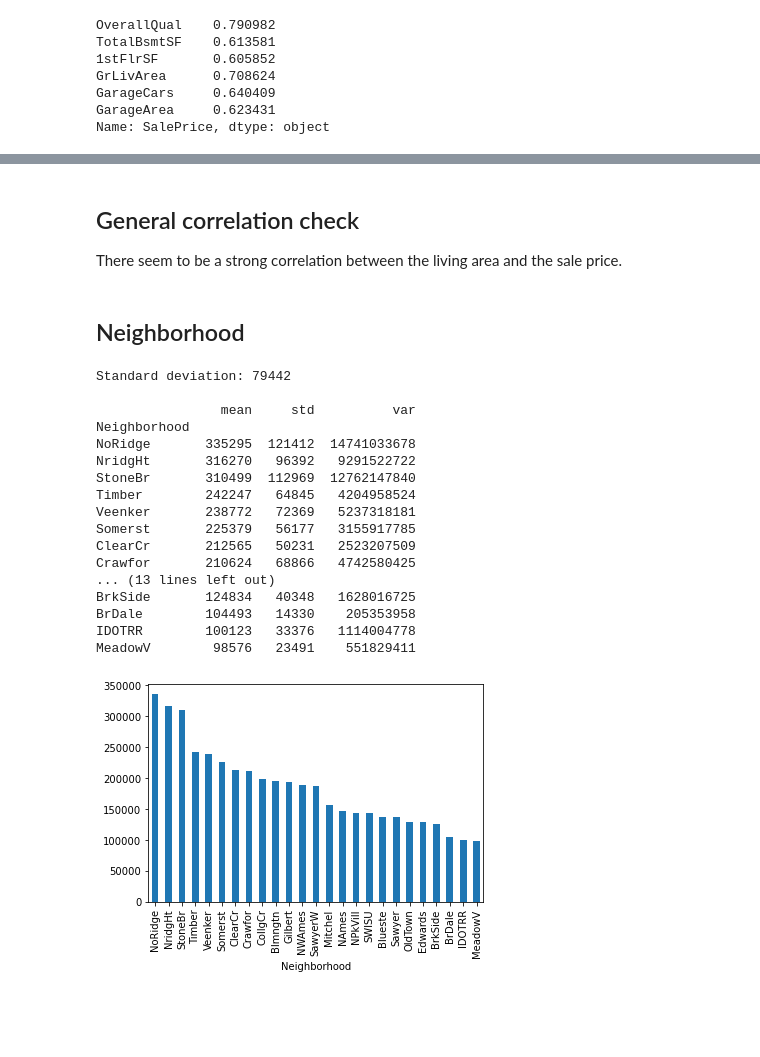
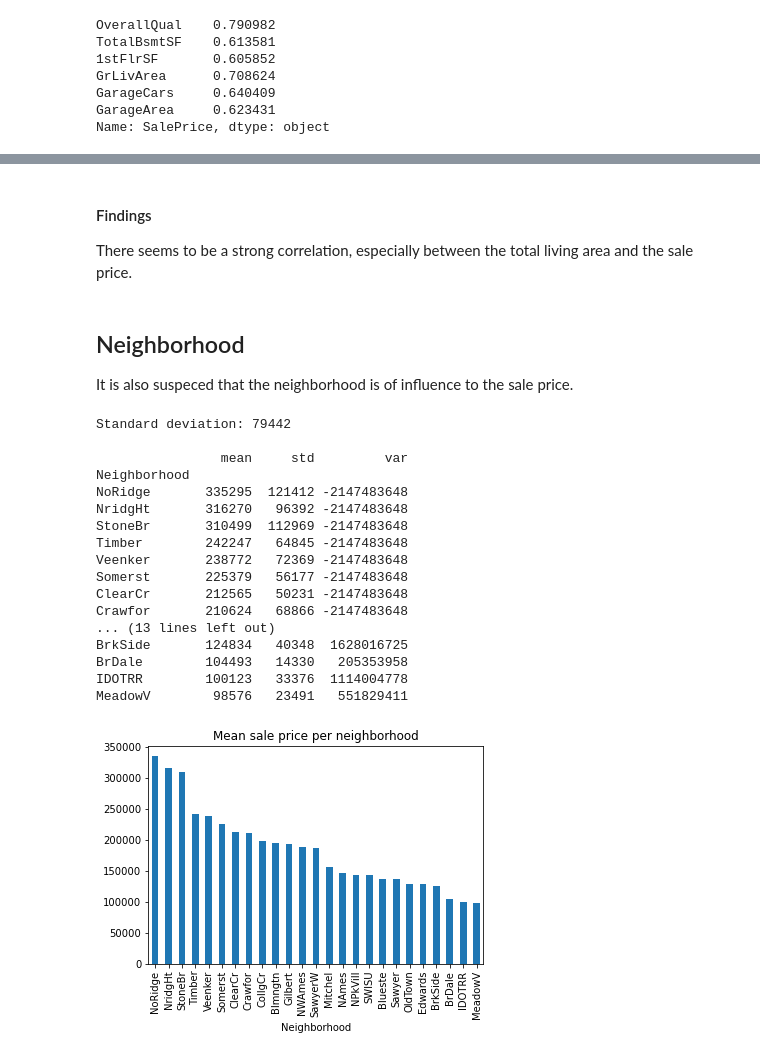
Before and after one commit to therinz/housing_stats, a Jupyter notebook: notebooks/import_csv.ipynb, the cells around one changed output, grey strips where cells are left out. Cells and saved outputs as stored; diff of their text form; code cells hidden in the pictures; blank space fills up the shorter version.

Commit message:
working on sale price-build year

```diff
--- a/notebooks/import_csv.ipynb
+++ b/notebooks/import_csv.ipynb
@@ -195,39 +286,42 @@ strong multicollinearity or other numerical problems.
 # %% [markdown]
-## General correlation check
-There seem to be a strong correlation between the living area and the sale price.
+#### Findings
+There seems to be a strong correlation, especially between the total living area and the sale price.
-# %% [markdown]
-## Neighborhood
+# %% [markdown]
+## Neighborhood
+It is also suspeced that the neighborhood is of influence to the sale price.
 # %%
-# I suspect the neighborhood is correlated
+# Isolate the data
 zone_price = (h.groupby("Neighborhood")["SalePrice"]
                .agg(["mean", "std", "var"])
                .sort_values(by="mean", ascending=False)
-               .astype("int64"))
+               .astype(int))
 
-zone_price["mean"].plot(kind="bar")
+# Show the mean sale price per neighborhood in a graph
+zone_price["mean"].plot(kind="bar",
+                        title="Mean sale price per neighborhood")
 v = (h[["Neighborhood", "SalePrice"]]
      .std()[0]
-     .astype("int64"))
+     .astype(int))
 
 print(f"Standard deviation: {v}\n")
 print(zone_price)
 # %% [output]
 Standard deviation: 79442
 
-                mean     std          var
+                mean     std         var
 Neighborhood
-NoRidge       335295  121412  14741033678
-NridgHt       316270   96392   9291522722
-StoneBr       310499  112969  12762147840
-Timber        242247   64845   4204958524
-Veenker       238772   72369   5237318181
-Somerst       225379   56177   3155917785
-ClearCr       212565   50231   2523207509
-Crawfor       210624   68866   4742580425
+NoRidge       335295  121412 -2147483648
+NridgHt       316270   96392 -2147483648
+StoneBr       310499  112969 -2147483648
+Timber        242247   64845 -2147483648
+Veenker       238772   72369 -2147483648
+Somerst       225379   56177 -2147483648
+ClearCr       212565   50231 -2147483648
+Crawfor       210624   68866 -2147483648
 ... (13 lines left out)
-BrkSide       124834   40348   1628016725
-BrDale        104493   14330    205353958
-IDOTRR        100123   33376   1114004778
-MeadowV        98576   23491    551829411
+BrkSide       124834   40348  1628016725
+BrDale        104493   14330   205353958
+IDOTRR        100123   33376  1114004778
+MeadowV        98576   23491   551829411
-[figure, old version]
+[figure, new version]
 # %%
```
Also changed, not shown: parts of 24 cells of this notebook.
